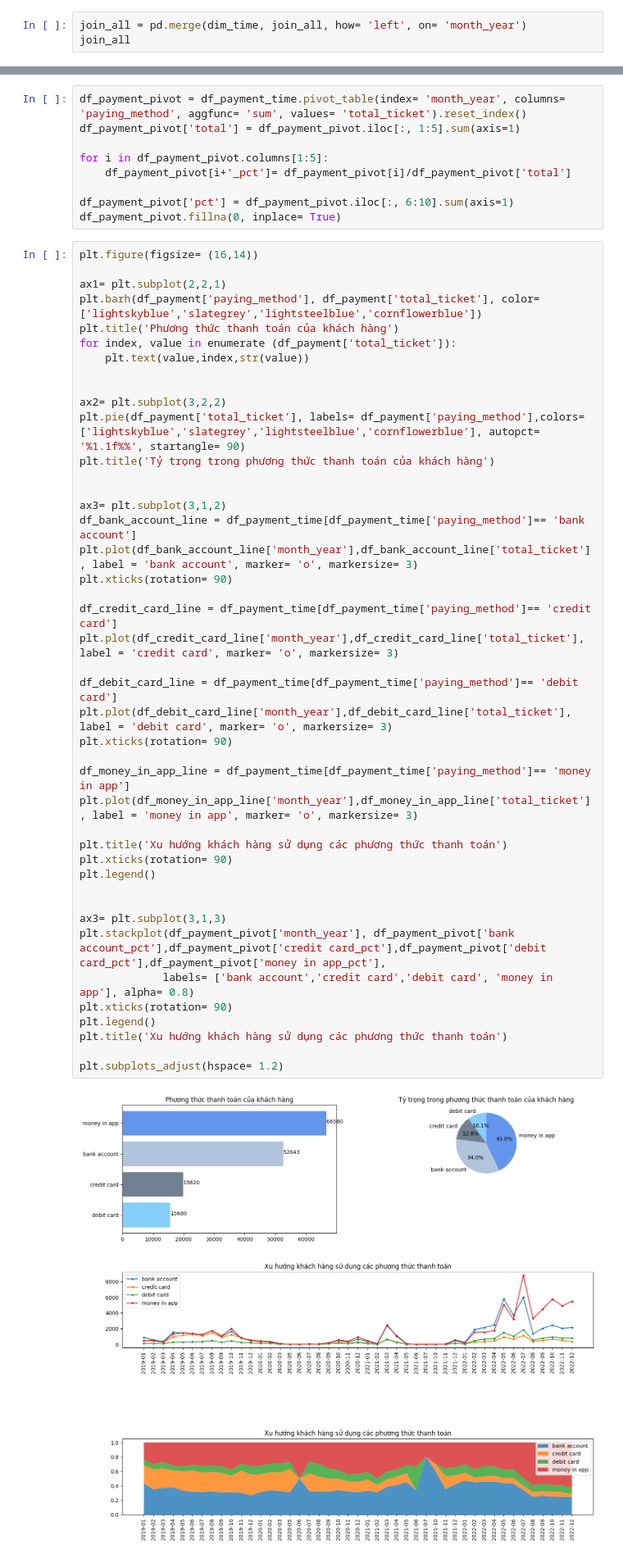
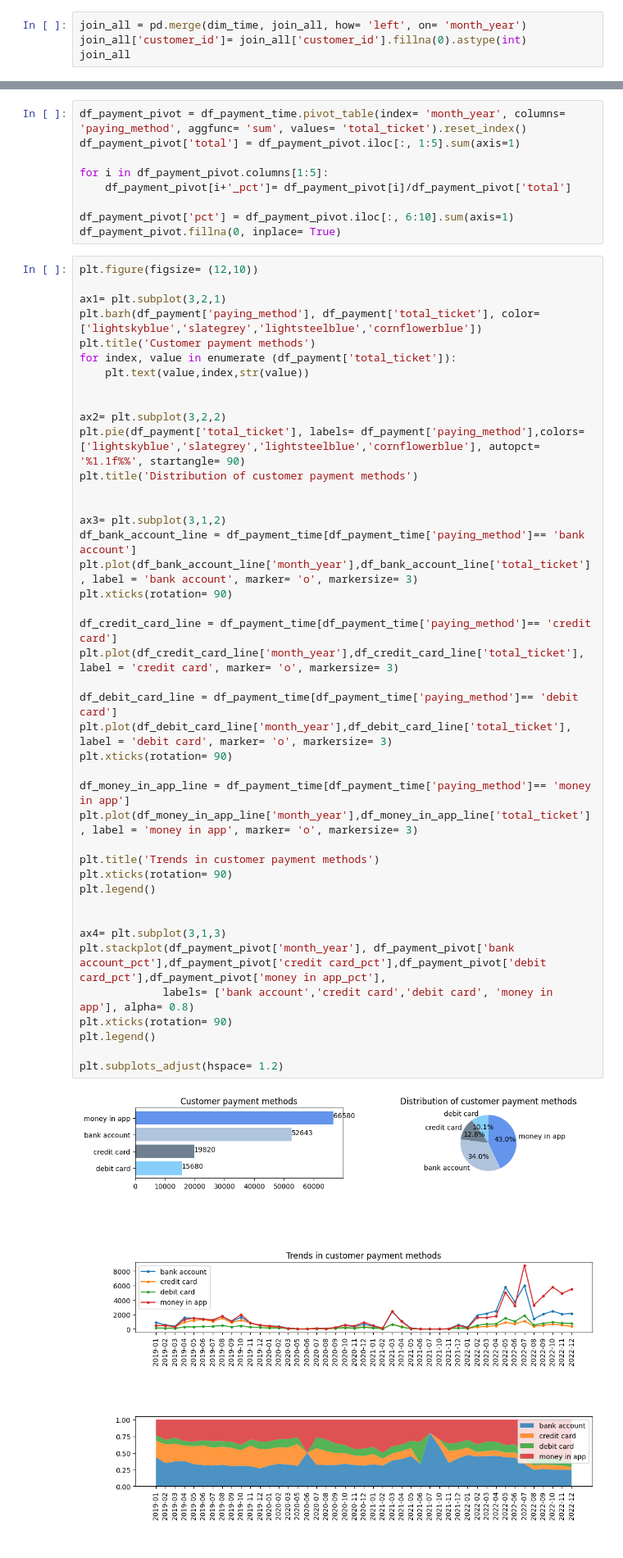
Before and after one commit to kimhueee/Analyze, a Jupyter notebook: Movies_pj_L.ipynb, the cells around one changed output, grey strips where cells are left out. Shown at 82% size. Drawn from its saved outputs; the diff is of its cells as text.

```diff
--- a/Movies_pj_L.ipynb
+++ b/Movies_pj_L.ipynb
@@ -596,6 +623,7 @@ dim_time.head()
 | 4 | 5 | May | 2019 | 2019-05 |
 # %%
 join_all = pd.merge(dim_time, join_all, how= 'left', on= 'month_year')
+join_all['customer_id']= join_all['customer_id'].fillna(0).astype(int)
 join_all
 # %% [output]
 |  | month_number | month_name | year | month_year | ticket_id | customer_id | paying_method | theater_name | ... |
@@ -958,50 +990,49 @@ for i in df_payment_pivot.columns[1:5]:
 df_payment_pivot['pct'] = df_payment_pivot.iloc[:, 6:10].sum(axis=1)
 df_payment_pivot.fillna(0, inplace= True)
 # %%
-plt.figure(figsize= (16,14))
+plt.figure(figsize= (12,10))
 
-ax1= plt.subplot(2,2,1)
+ax1= plt.subplot(3,2,1)
 plt.barh(df_payment['paying_method'], df_payment['total_ticket'], color= ['lightskyblue','slategrey','lightsteelblue','cornflowerblue'])
-plt.title('Phương thức thanh toán của khách hàng')
+plt.title('Customer payment methods')
 for index, value in enumerate (df_payment['total_ticket']):
     plt.text(value,index,str(value))
 
 
 ax2= plt.subplot(3,2,2)
 plt.pie(df_payment['total_ticket'], labels= df_payment['paying_method'],colors= ['lightskyblue','slategrey','lightsteelblue','cornflowerblue'], autopct= '%1.1f%%', startangle= 90)
-plt.title('Tỷ trọng trong phương thức thanh toán của khách hàng')
+plt.title('Distribution of customer payment methods')
 
 
 ax3= plt.subplot(3,1,2)
 df_bank_account_line = df_payment_time[df_payment_time['paying_method']== 'bank account']
 plt.plot(df_bank_account_line['month_year'],df_bank_account_line['total_ticket'], label = 'bank account', marker= 'o', markersize= 3)
 plt.xticks(rotation= 90)
 
 df_credit_card_line = df_payment_time[df_payment_time['paying_method']== 'credit card']
 plt.plot(df_credit_card_line['month_year'],df_credit_card_line['total_ticket'], label = 'credit card', marker= 'o', markersize= 3)
 
 df_debit_card_line = df_payment_time[df_payment_time['paying_method']== 'debit card']
 plt.plot(df_debit_card_line['month_year'],df_debit_card_line['total_ticket'], label = 'debit card', marker= 'o', markersize= 3)
 plt.xticks(rotation= 90)
 
 df_money_in_app_line = df_payment_time[df_payment_time['paying_method']== 'money in app']
 plt.plot(df_money_in_app_line['month_year'],df_money_in_app_line['total_ticket'], label = 'money in app', marker= 'o', markersize= 3)
 
-plt.title('Xu hướng khách hàng sử dụng các phương thức thanh toán')
+plt.title('Trends in customer payment methods')
 plt.xticks(rotation= 90)
 plt.legend()
 
 
-ax3= plt.subplot(3,1,3)
+ax4= plt.subplot(3,1,3)
 plt.stackplot(df_payment_pivot['month_year'], df_payment_pivot['bank account_pct'],df_payment_pivot['credit card_pct'],df_payment_pivot['debit card_pct'],df_payment_pivot['money in app_pct'],
              labels= ['bank account','credit card','debit card', 'money in app'], alpha= 0.8)
 plt.xticks(rotation= 90)
 plt.legend()
-plt.title('Xu hướng khách hàng sử dụng các phương thức thanh toán')
 
 plt.subplots_adjust(hspace= 1.2)
 # %% [output]
-[figure, old version]
+[figure, new version]
 # %% [markdown]
 - Users tend to use money in app to pay for their tickets, with money in app and bank accounts being the most common payment methods.
 - Meanwhile, payment by credit card is less preferred and tends to decline gradually.
```
Also changed, not shown: parts of 53 cells of this notebook.
